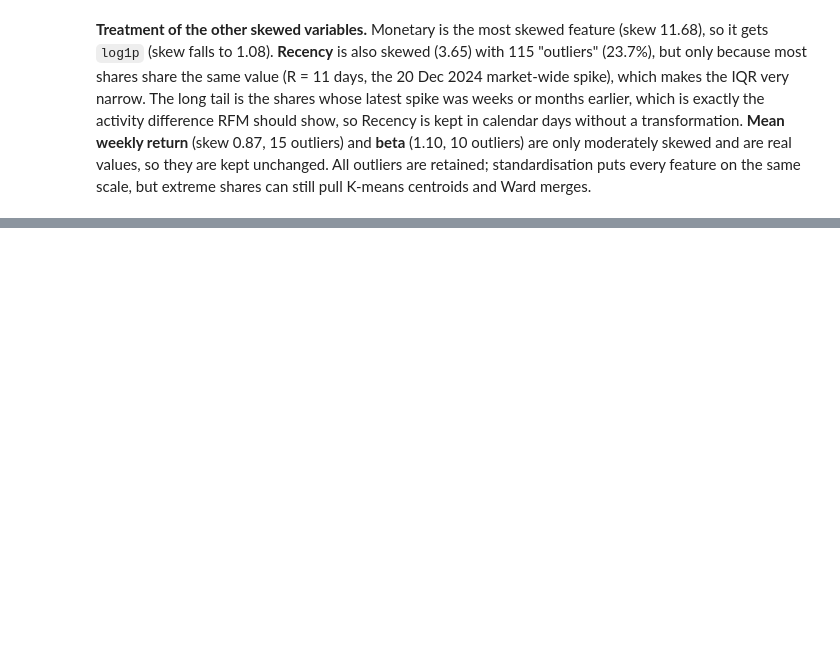
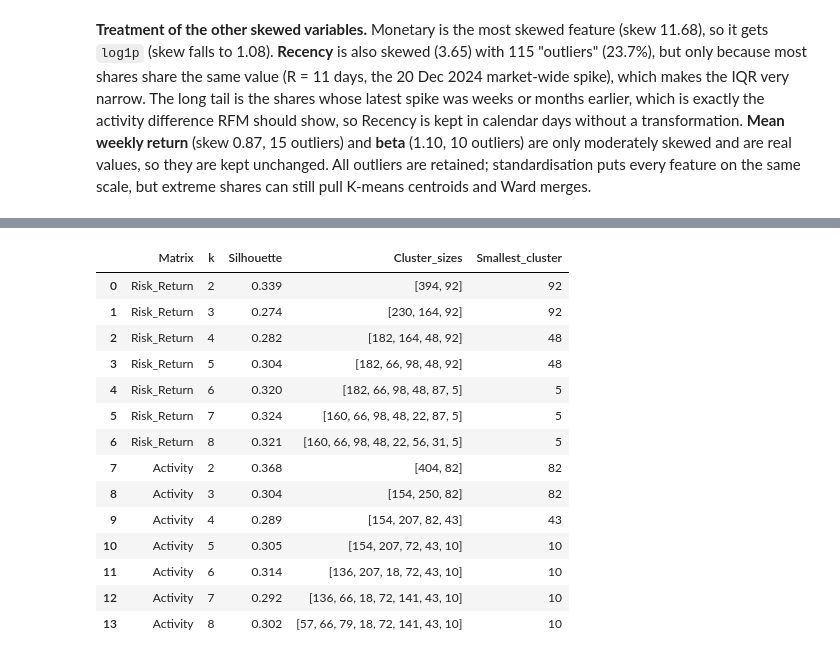
Before and after one commit to suhailnoor1821/CRM_CW1_Stock_Segmentation, a Jupyter notebook: CRM_CW1.ipynb, the cells around one changed output, grey strips where cells are left out. Cells and saved outputs as stored; diff of their text form; code cells hidden in the pictures; blank space fills up the shorter version.

```diff
--- a/CRM_CW1.ipynb
+++ b/CRM_CW1.ipynb
@@ -765,0 +769,34 @@ Activity matrix   : (486, 3) | means [-0. -0. -0.] | std [1. 1. 1.]
+# %%
+# Task 2.2: Ward clustering with Euclidean distance (same as Tutorial 03)
+# Try 2 to 8 clusters and record the silhouette score and the cluster sizes
+ward_trees = {name: linkage(X, method='ward') for name, X in matrices.items()}
+
+rows = []
+for name, X in matrices.items():
+    for k in range(2, 9):
+        # Cut the tree into k clusters (numbered 1, 2, 3, ...)
+        labels = cut_tree(ward_trees[name], n_clusters=k).ravel() + 1
+        sizes = pd.Series(labels).value_counts().sort_index().tolist()
+        rows.append({'Matrix': name, 'k': k, 'Silhouette': round(silhouette_score(X, labels), 3),
+                     'Cluster_sizes': sizes, 'Smallest_cluster': min(sizes)})
+
+# Higher silhouette = clusters are better separated
+ward_k = pd.DataFrame(rows)
+ward_k.to_csv(f'{output_dir}/ward_k_comparison.csv', index=False)
+ward_k
+# %% [output]
+|  | Matrix | k | Silhouette | Cluster_sizes | Smallest_cluster |
+| 0 | Risk_Return | 2 | 0.339 | [394, 92] | 92 |
+| 1 | Risk_Return | 3 | 0.274 | [230, 164, 92] | 92 |
+| 2 | Risk_Return | 4 | 0.282 | [182, 164, 48, 92] | 48 |
+| 3 | Risk_Return | 5 | 0.304 | [182, 66, 98, 48, 92] | 48 |
+| 4 | Risk_Return | 6 | 0.320 | [182, 66, 98, 48, 87, 5] | 5 |
+| 5 | Risk_Return | 7 | 0.324 | [160, 66, 98, 48, 22, 87, 5] | 5 |
+| 6 | Risk_Return | 8 | 0.321 | [160, 66, 98, 48, 22, 56, 31, 5] | 5 |
+| 7 | Activity | 2 | 0.368 | [404, 82] | 82 |
+| 8 | Activity | 3 | 0.304 | [154, 250, 82] | 82 |
+| 9 | Activity | 4 | 0.289 | [154, 207, 82, 43] | 43 |
+| 10 | Activity | 5 | 0.305 | [154, 207, 72, 43, 10] | 10 |
+| 11 | Activity | 6 | 0.314 | [136, 207, 18, 72, 43, 10] | 10 |
+| 12 | Activity | 7 | 0.292 | [136, 66, 18, 72, 141, 43, 10] | 10 |
+| 13 | Activity | 8 | 0.302 | [57, 66, 79, 18, 72, 141, 43, 10] | 10 |
```
Also changed, not shown: parts of 3 cells of this notebook.
